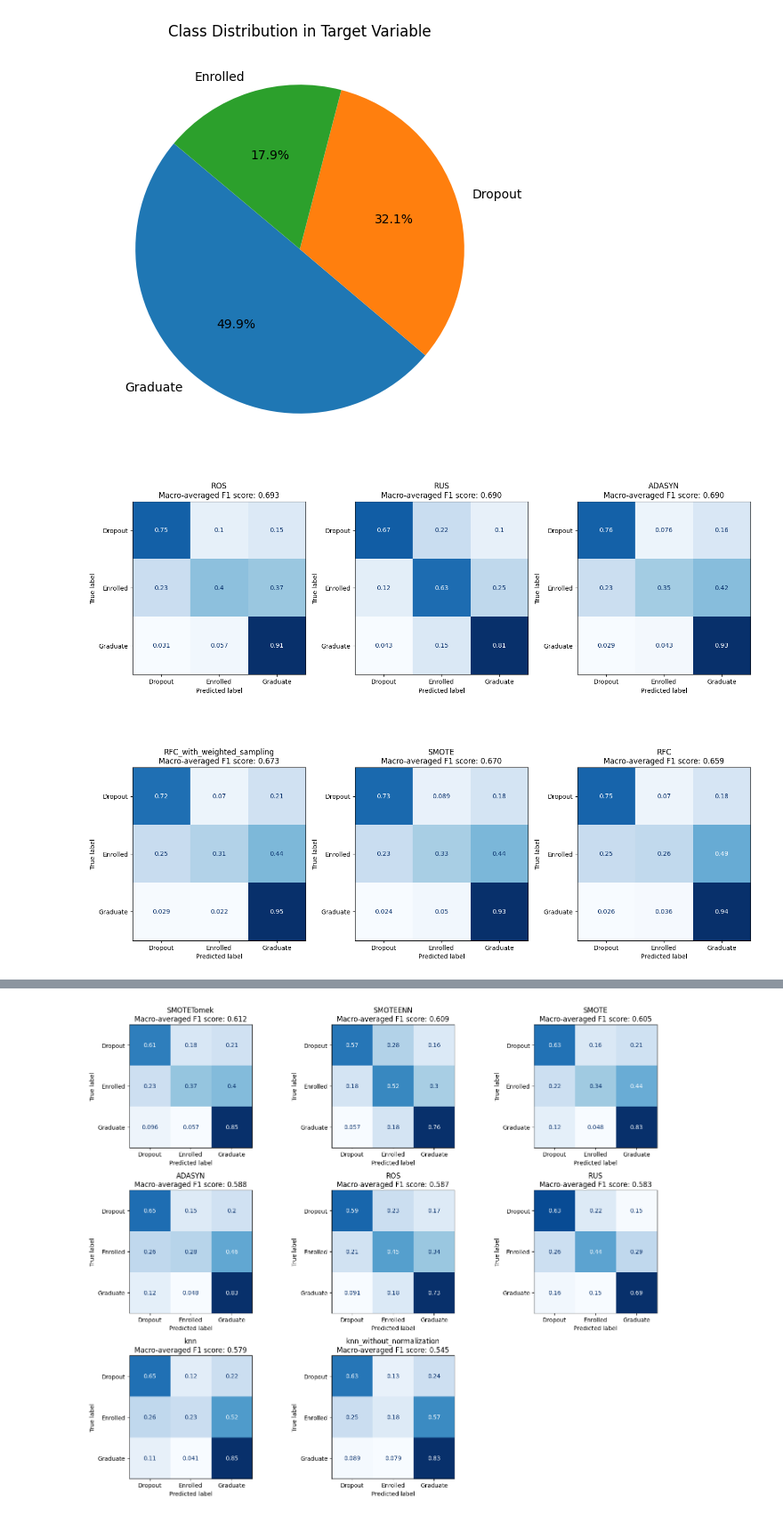
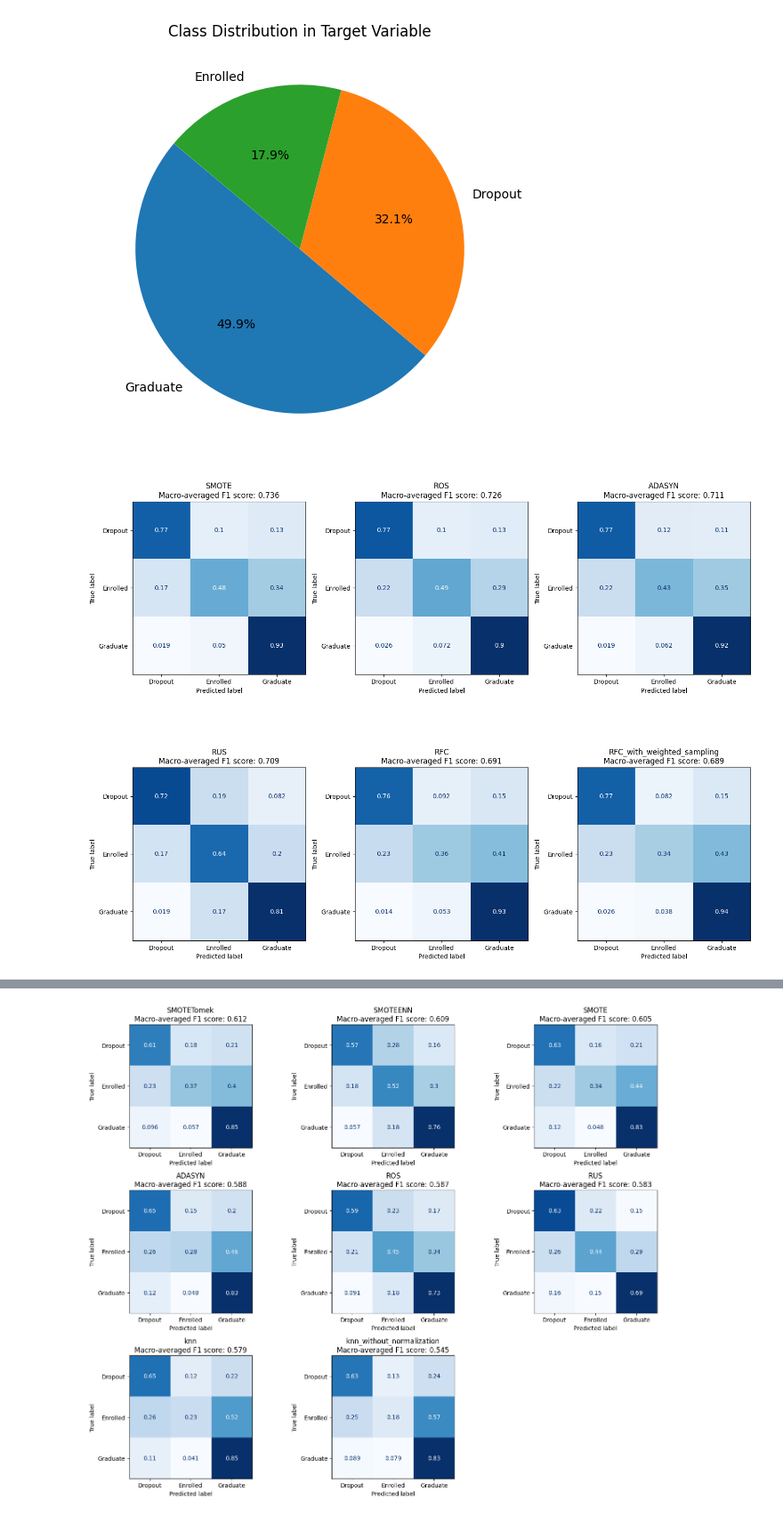
Before and after one commit to 00Amirreza00/Students_Dropout, a Jupyter notebook: Students_Dropout.ipynb, the cells around one changed output, grey strips where cells are left out. Shown at 89% size. Cells and saved outputs as stored; diff of their text form; code cells hidden in the pictures.

```diff
--- a/Students_Dropout.ipynb
+++ b/Students_Dropout.ipynb
@@ -89,14 +169,14 @@ Model_names = ['RFC', 'RFC_with_weighted_sampling', 'SMOTE', 'ROS', 'RUS', 'ADAS
 
 all_results = []
 
-# Set up column transformer for encoding
-preprocessor = ColumnTransformer(
-    transformers=[('cat', OneHotEncoder(handle_unknown='ignore'), categorical_cols)],
-    remainder='passthrough')
+# # Set up column transformer for encoding
+# preprocessor = ColumnTransformer(
+#     transformers=[('cat', OneHotEncoder(handle_unknown='ignore'), categorical_cols)],
+#     remainder='passthrough')
 
 # Build pipeline
 pipeline = Pipeline([
-    ('preprocess', preprocessor),
+        # ('preprocess', preprocessor),
     ('clf', RandomForestClassifier(random_state=42))])
 
 for model in Model_names:
@@ -128,31 +208,31 @@ for model in Model_names:
 
     # Store results
     all_results.append({
            "type": model,
             "macro_averaged_F1_score": f1_score(y_test, y_pred, average='macro'),
             "confusion_matrix": confusion_matrix(y_test, y_pred, normalize='true'),
         })
 
 n_models = len(all_results)
 n_cols = int(np.ceil(np.sqrt(n_models)))
 n_rows = int(np.ceil(n_models / n_cols))
 
 df_results = pd.DataFrame(all_results).sort_values("macro_averaged_F1_score", ascending=False).reset_index(drop=True)
 
 fig, axes = plt.subplots(n_rows, n_cols, figsize=(15, 12))
 axes = axes.flatten()
 
 for idx, result in df_results.iterrows():
     disp = ConfusionMatrixDisplay(confusion_matrix=result["confusion_matrix"], display_labels=le.classes_)
     disp.plot(ax=axes[idx], colorbar=False, cmap='Blues')
     axes[idx].set_title(f'{result["type"]}\nMacro-averaged F1 score: {result["macro_averaged_F1_score"]:.3f}')
 
 
 # Hide empty subplots
 for idx in range(n_models, len(axes)):
     axes[idx].axis('off')
 
 plt.tight_layout()
 plt.show()
 # %% [output]
-[figure, old version]
+[figure, new version]
```
Also changed, not shown: parts of 24 cells of this notebook, 2 other files.
